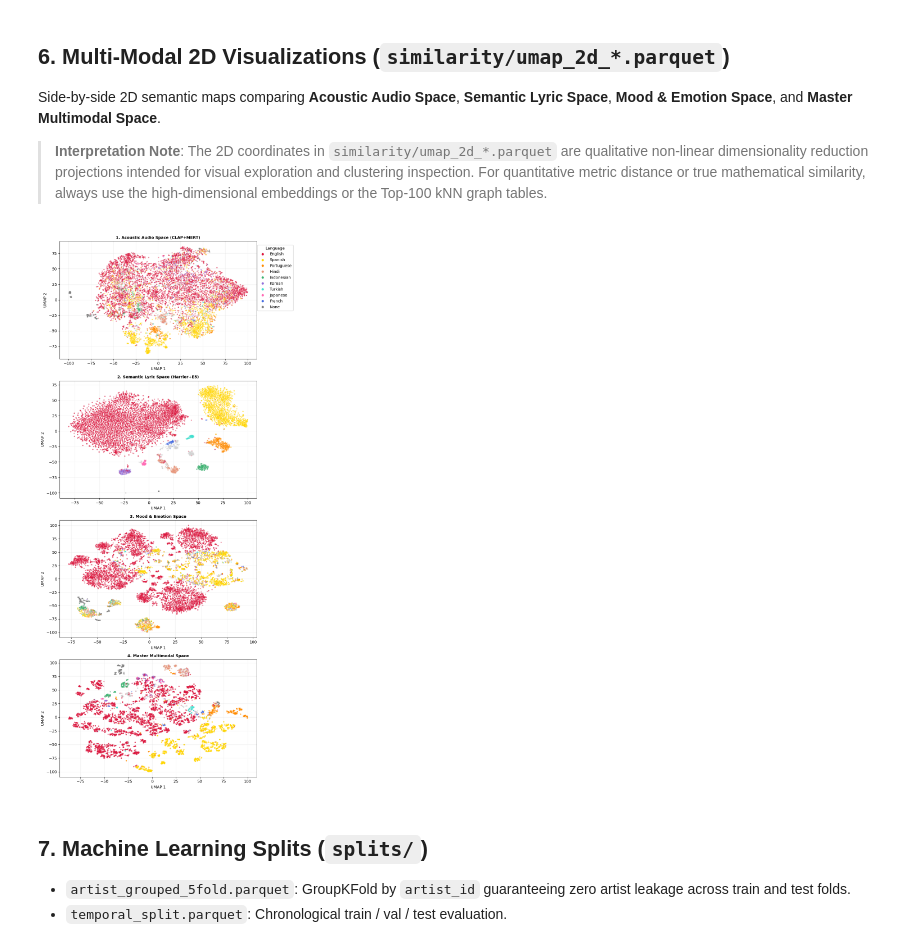
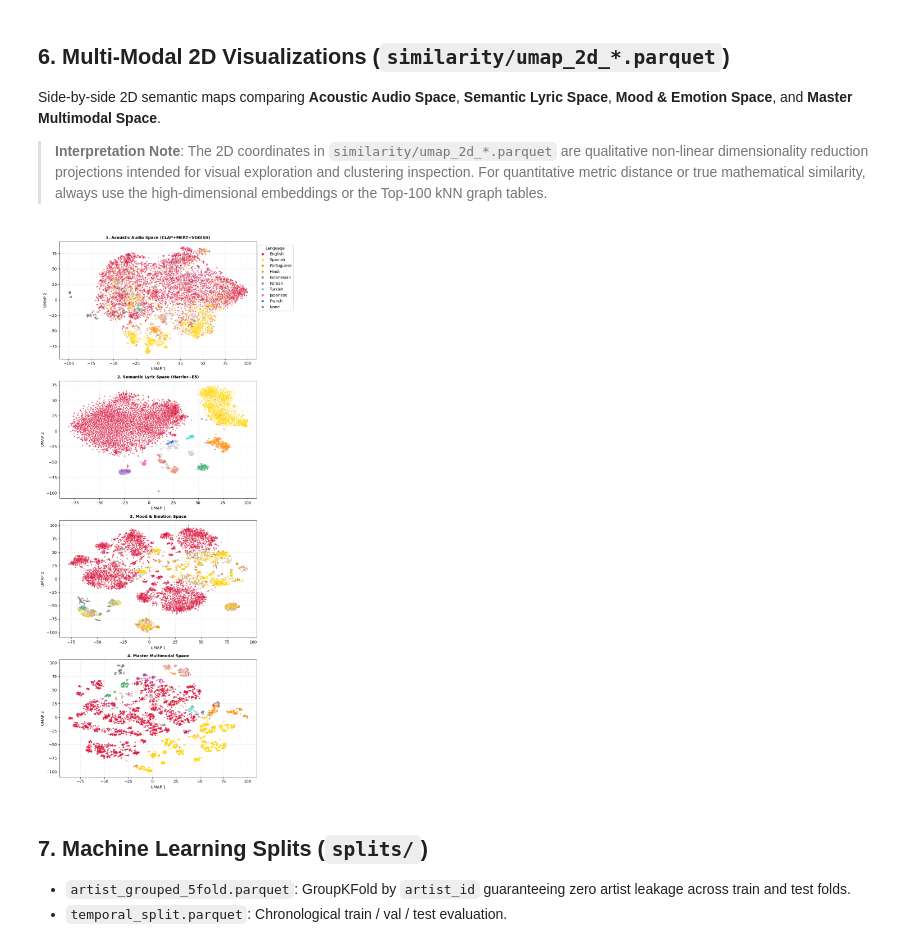
Before and after one commit to essteec/music-prediction, a Jupyter notebook: notebooks/01_quickstart_and_dataset_tour.ipynb, the cells around one changed output. Saved outputs shown, nothing was run; the diff lists cells and outputs as text; code cells hidden in the pictures.

```diff
--- a/notebooks/01_quickstart_and_dataset_tour.ipynb
+++ b/notebooks/01_quickstart_and_dataset_tour.ipynb
@@ -357,7 +358,7 @@ fig, axes = plt.subplots(4, 1, figsize=(8, 20))
 
 # 1. Audio UMAP
 axes[0].scatter(umap_audio['proj_x'], umap_audio['proj_y'], c=lang_colors, alpha=0.3, s=5)
-axes[0].set_title("1. Acoustic Audio Space (CLAP+MERT)", fontsize=10, fontweight='bold')
+axes[0].set_title("1. Acoustic Audio Space (CLAP+MERT+VGGISH)", fontsize=10, fontweight='bold')
 axes[0].set_xlabel("UMAP 1")
 axes[0].set_ylabel("UMAP 2")
 axes[0].grid(True, alpha=0.2)
@@ -374,34 +375,34 @@ axes[1].grid(True, alpha=0.2)
 # 3. Mood UMAP
 axes[2].scatter(umap_mood['proj_x'], umap_mood['proj_y'], c=lang_colors, alpha=0.35, s=5)
 axes[2].set_title("3. Mood & Emotion Space", fontsize=10, fontweight='bold')
 axes[2].set_xlabel("UMAP 1")
 axes[2].set_ylabel("UMAP 2")
 axes[2].grid(True, alpha=0.2)
 
 
 # 4. Master Combined UMAP
 axes[3].scatter(umap_comb['proj_x'], umap_comb['proj_y'], c=lang_colors, alpha=0.35, s=5)
 axes[3].set_title("4. Master Multimodal Space", fontsize=10, fontweight='bold')
 axes[3].set_xlabel("UMAP 1")
 axes[3].set_ylabel("UMAP 2")
 axes[3].grid(True, alpha=0.2)
 
 
 # Single shared legend for language colors
 from matplotlib.lines import Line2D
 legend_elements = [
     Line2D([0], [0], marker='o', color='w', label=language_dict.get(lang, lang),
            markerfacecolor=color, markersize=7)
     for lang, color in lang_color_map.items()
 ]
 fig.legend(handles=legend_elements, title="Language", loc='upper right',
            bbox_to_anchor=(1.15, 0.98), frameon=True)
 
 
 plt.tight_layout()
 plt.show()
 # %% [output]
-[figure, old version]
+[figure, new version]
 # %% [markdown]
 ## 7. Machine Learning Splits (`splits/`)
 - `artist_grouped_5fold.parquet`: GroupKFold by `artist_id` guaranteeing zero artist leakage across train and test folds.
```
Also changed, not shown: parts of 2 cells of this notebook, 1 other file.
